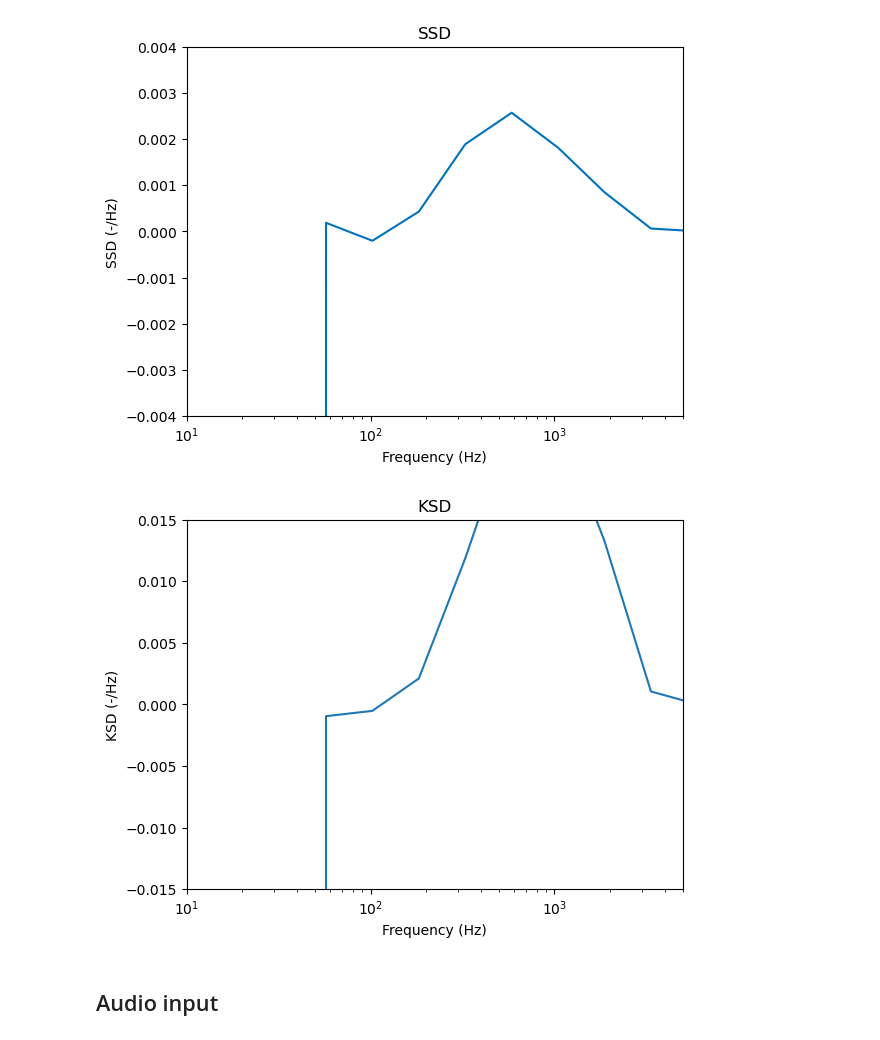
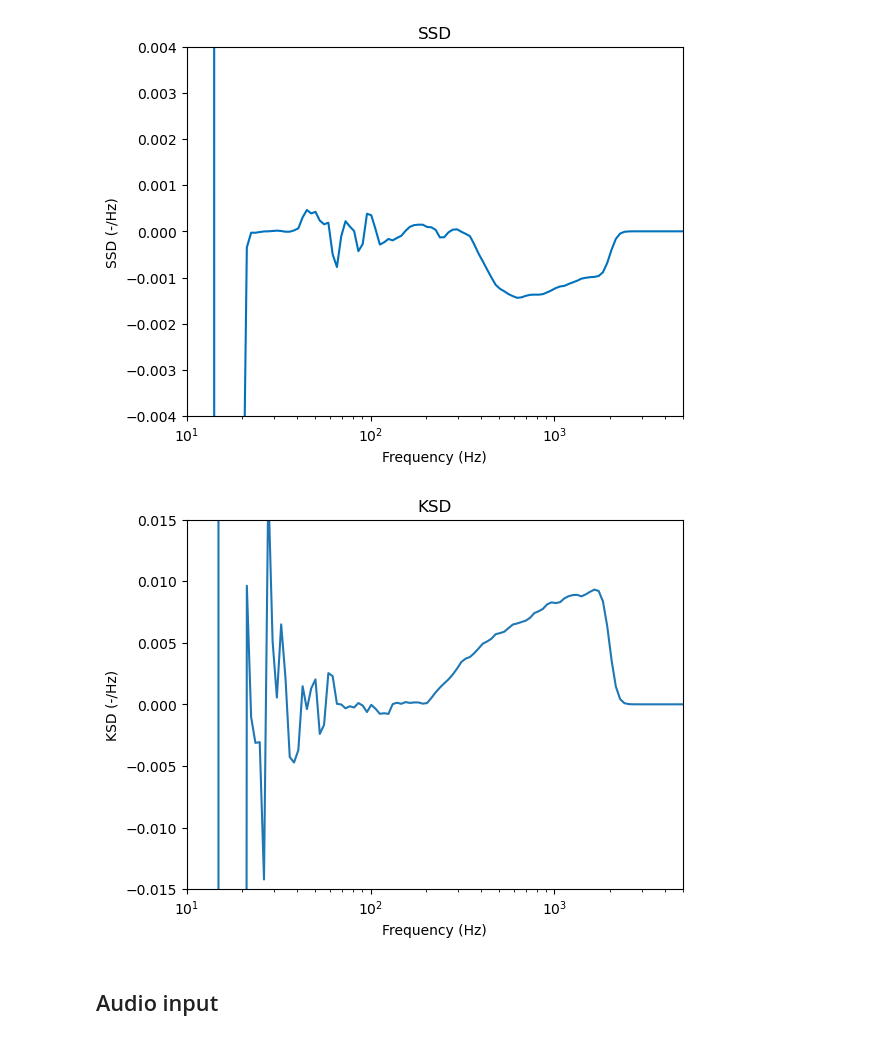
Before and after one commit to karthikkurella/Spectral-Densities-for-Dimensionality-Reduction, a Jupyter notebook: src/KSDloychik-python.ipynb, the cells around one changed output. Cells and saved outputs as stored; diff of their text form; code cells hidden in the pictures.

```diff
--- a/src/KSDloychik-python.ipynb
+++ b/src/KSDloychik-python.ipynb
@@ -143,7 +208,7 @@ import scipy.ndimage
 
 # The octspace function is not directly available in Python's standard libraries, you may have to implement it
 # Fbe = octspace(10, 6000, 12).center  # Your octave space function
-Fbe = np.logspace(np.log10(10), np.log10(6000), 12)  # Placeholder using logspace
+Fbe = np.logspace(np.log10(10), np.log10(6000), 120)  # Placeholder using logspace
 Fbe = Fbe  # Assuming Fbe.center in MATLAB just returns Fbe
 
 M, F, Gx, Sx, Kx = loychikSD_NP(x3, Fs, Fbe)
@@ -164,7 +229,7 @@ Kxx = np.gradient(Kx, F)
 del x, x2, x3
 
 # Save variables
-scipy.io.savemat("KSDMixedSignal100-1.mat", {"M": M, "F": F, "Gx": Gx, "Sx": Sx, "Kx": Kx})
+scipy.io.savemat("KSDMixedSignal1000-1.mat", {"M": M, "F": F, "Gx": Gx, "Sx": Sx, "Kx": Kx})
 
 print("MAT file saved. Mission accomplished.")
 # %% [output]
@@ -188,7 +258,7 @@ import scipy.io
 import numpy as np
 
 # Load MAT file
-data = scipy.io.loadmat("KSDMixedSignal100-1.mat")
+data = scipy.io.loadmat("/Users/karthikkurella/Documents/Spectral densities/High-order-spectral-densities/src/KSDMixedSignal1000-1.mat")
 print(data)
 GxxW = data['Gx']
 f = data['F']
@@ -286,5 +362,5 @@ plt.show()
-[figure, old version]
+[figure, new version]
-[figure, old version]
+[figure, new version]
 # %% [markdown]
 ## Audio input
 # %%
```
Also changed, not shown: parts of 8 cells of this notebook, 1 other file.
